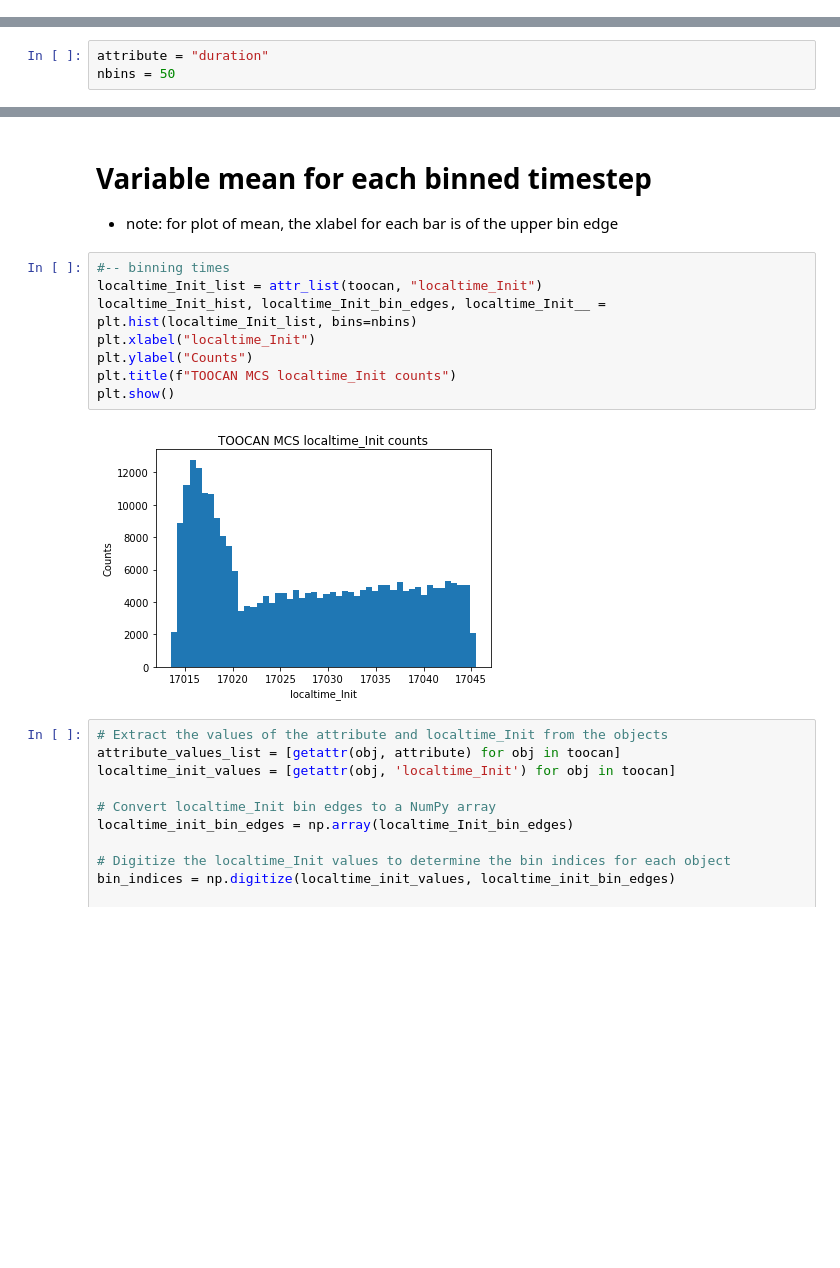
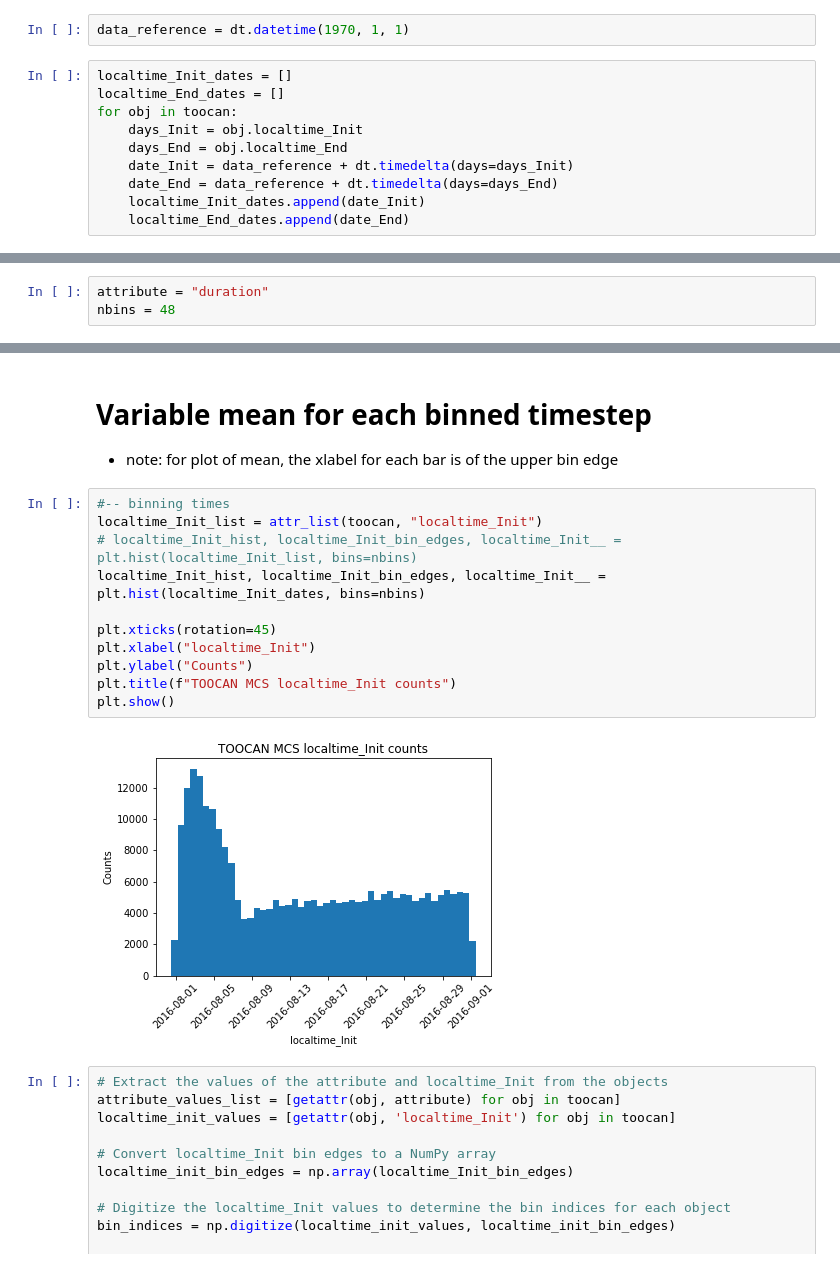
Before and after one commit to bfildier/stage-2023-rain-extremes-timing-intensity, a Jupyter notebook: scripts/start/MCS_properties/MCSprops.ipynb, the cells around one changed output, grey strips where cells are left out. Cells and saved outputs as stored; diff of their text form; blank space fills up the shorter version.

```diff
--- a/scripts/start/MCS_properties/MCSprops.ipynb
+++ b/scripts/start/MCS_properties/MCSprops.ipynb
@@ -117,0 +122,12 @@ toocan[4].duration
+# %%
+data_reference = dt.datetime(1970, 1, 1)
+# %%
+localtime_Init_dates = []
+localtime_End_dates = []
+for obj in toocan:
+    days_Init = obj.localtime_Init
+    days_End = obj.localtime_End
+    date_Init = data_reference + dt.timedelta(days=days_Init)
+    date_End = data_reference + dt.timedelta(days=days_End)
+    localtime_Init_dates.append(date_Init)
+    localtime_End_dates.append(date_End)
@@ -120,3 +144,3 @@ toocan[4].duration
 # %%
 attribute = "duration"
-nbins = 50
+nbins = 48
@@ -144,13 +169,16 @@ plt.show()
 # %%
 #-- binning times
 localtime_Init_list = attr_list(toocan, "localtime_Init")
-localtime_Init_hist, localtime_Init_bin_edges, localtime_Init__ = plt.hist(localtime_Init_list, bins=nbins)
+# localtime_Init_hist, localtime_Init_bin_edges, localtime_Init__ = plt.hist(localtime_Init_list, bins=nbins)
+localtime_Init_hist, localtime_Init_bin_edges, localtime_Init__ = plt.hist(localtime_Init_dates, bins=nbins)
+
+plt.xticks(rotation=45)
 plt.xlabel("localtime_Init")
 plt.ylabel("Counts")
 plt.title(f"TOOCAN MCS localtime_Init counts")
 plt.show()
 # %% [output]
-[figure, old version]
+[figure, new version]
 # %%
 # Extract the values of the attribute and localtime_Init from the objects
 attribute_values_list = [getattr(obj, attribute) for obj in toocan]
```
Also changed, not shown: parts of 25 cells of this notebook, 1 other file.
